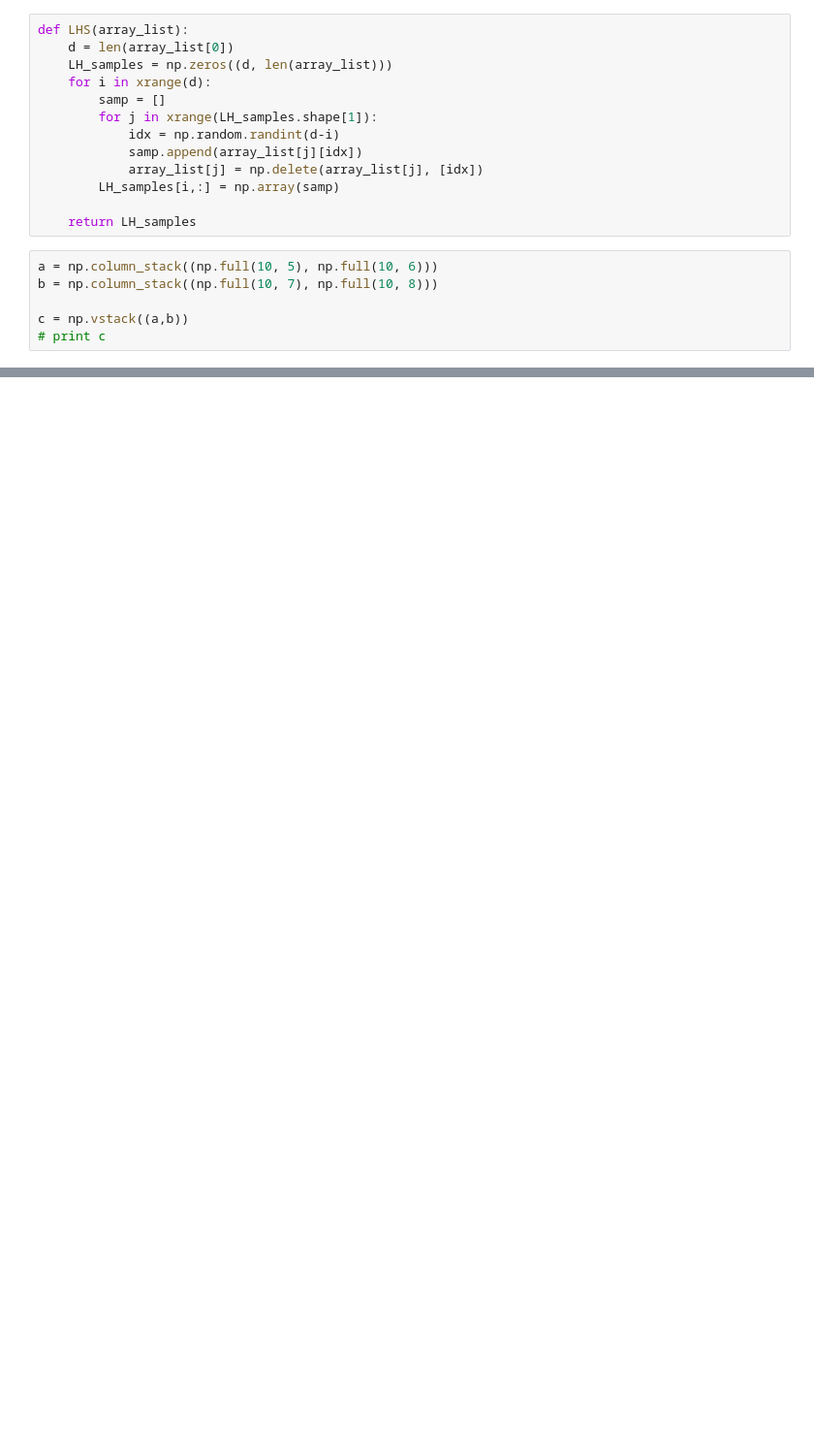
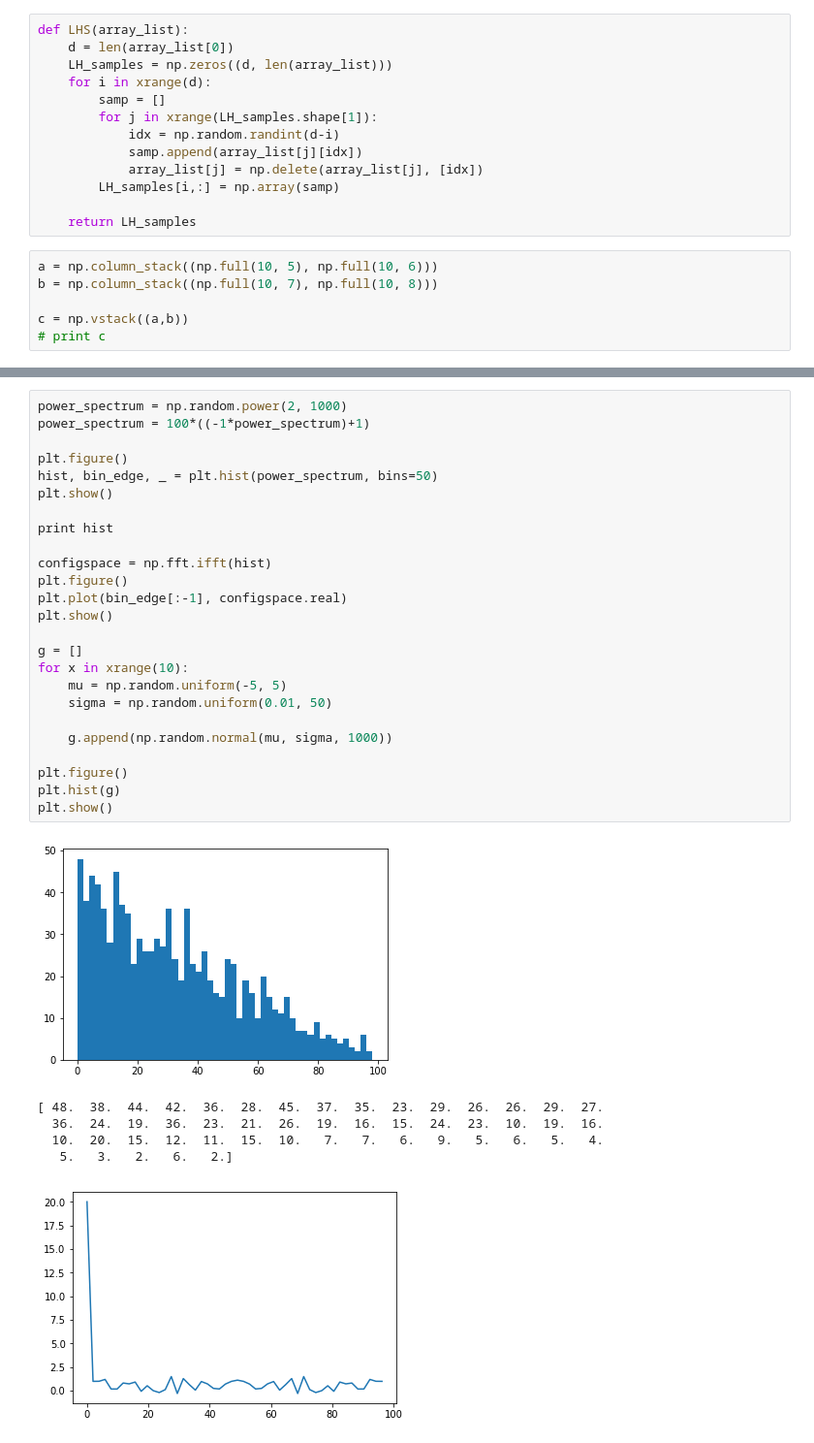
Before and after one commit to RichardFeder-zz/gan-work, a Jupyter notebook: gan_tests.ipynb, the cells around one changed output, grey strips where cells are left out. Shown at 97% size. Drawn from its saved outputs; the diff is of its cells as text; blank space fills up the shorter version.

```diff
--- a/gan_tests.ipynb
+++ b/gan_tests.ipynb
@@ -433,0 +583,32 @@ c = np.vstack((a,b))
+# %%
+power_spectrum = np.random.power(2, 1000)
+power_spectrum = 100*((-1*power_spectrum)+1)
+
+plt.figure()
+hist, bin_edge, _ = plt.hist(power_spectrum, bins=50)
+plt.show()
+
+print hist
+
+configspace = np.fft.ifft(hist)
+plt.figure()
+plt.plot(bin_edge[:-1], configspace.real)
+plt.show()
+
+g = []
+for x in xrange(10):
+    mu = np.random.uniform(-5, 5)
+    sigma = np.random.uniform(0.01, 50)
+
+    g.append(np.random.normal(mu, sigma, 1000))
+
+plt.figure()
+plt.hist(g)
+plt.show()
+# %% [output]
+[figure, added]
+[ 48.  38.  44.  42.  36.  28.  45.  37.  35.  23.  29.  26.  26.  29.  27.
+  36.  24.  19.  36.  23.  21.  26.  19.  16.  15.  24.  23.  10.  19.  16.
+  10.  20.  15.  12.  11.  15.  10.   7.   7.   6.   9.   5.   6.   5.   4.
+   5.   3.   2.   6.   2.]
+[figure, added]
```
Also changed, not shown: parts of 7 cells of this notebook, 2 other files.
